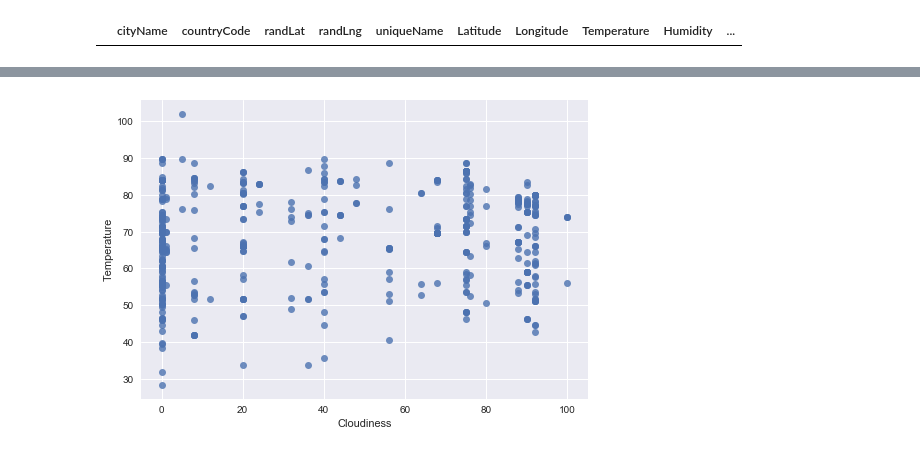
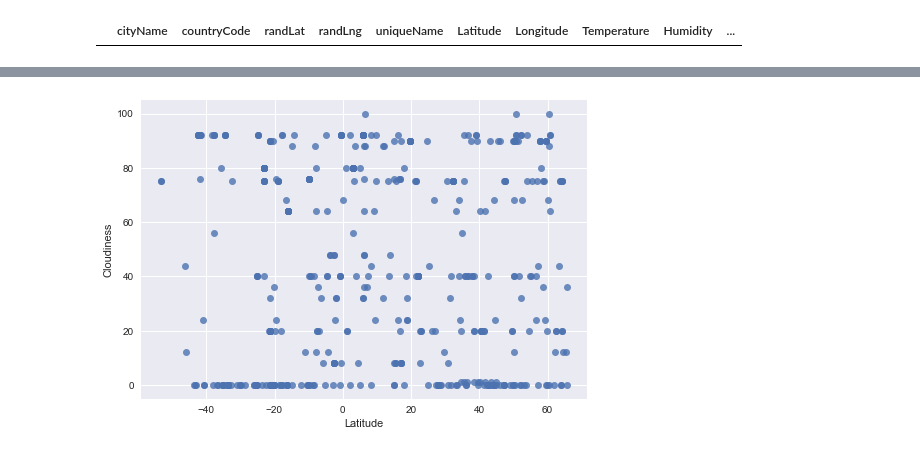
Before and after one commit to Jkremr/Temp-lat-lng-analysis, a Jupyter notebook: weather_analysis.ipynb, the cells around one changed output, grey strips where cells are left out. Drawn from its saved outputs; the diff is of its cells as text; code cells hidden in the pictures.

```diff
--- a/weather_analysis.ipynb
+++ b/weather_analysis.ipynb
@@ -143,5 +168,5 @@ plt.show()
 # %%
-p = sns.regplot(x="Cloudiness", y="Temperature", data=sorted, fit_reg=False)
+p = sns.regplot(x="Latitude", y="Cloudiness", data=sorted, fit_reg=False)
 plt.show()
 # %% [output]
-[figure, old version]
+[figure, new version]
```
Also changed, not shown: parts of 9 cells of this notebook.
